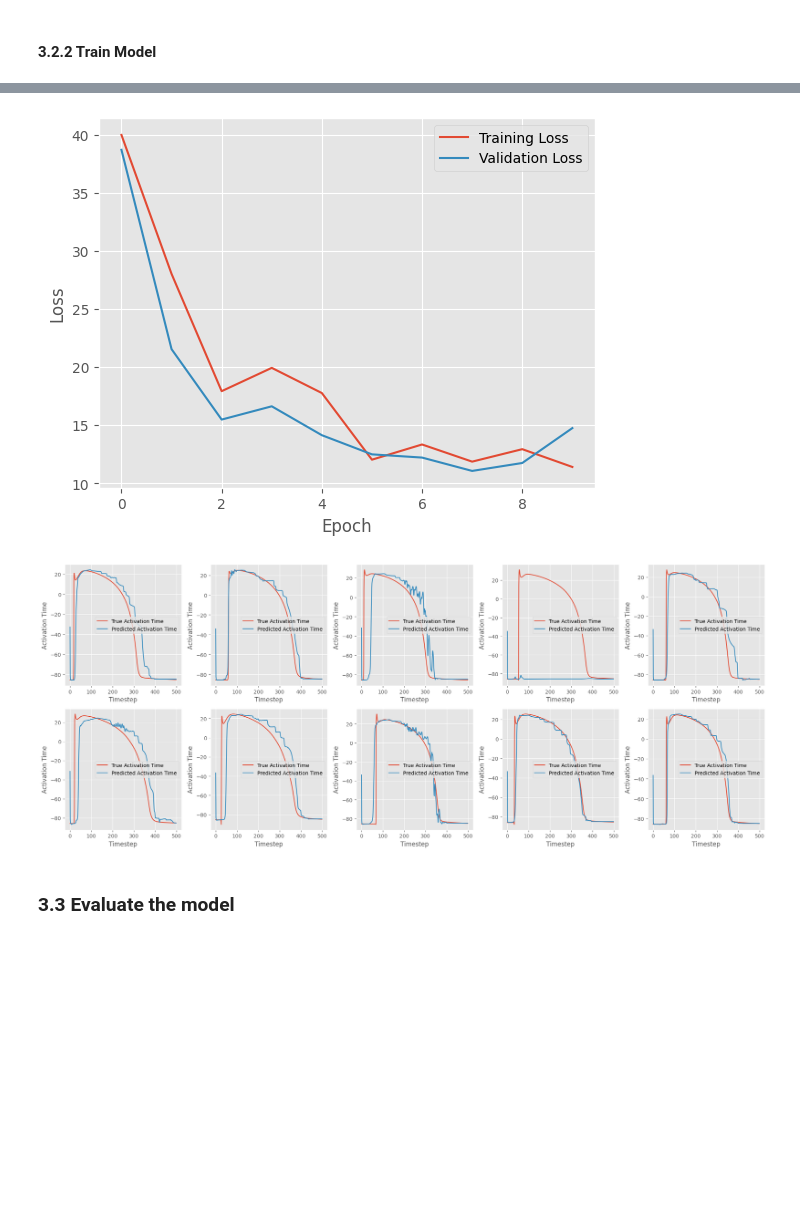
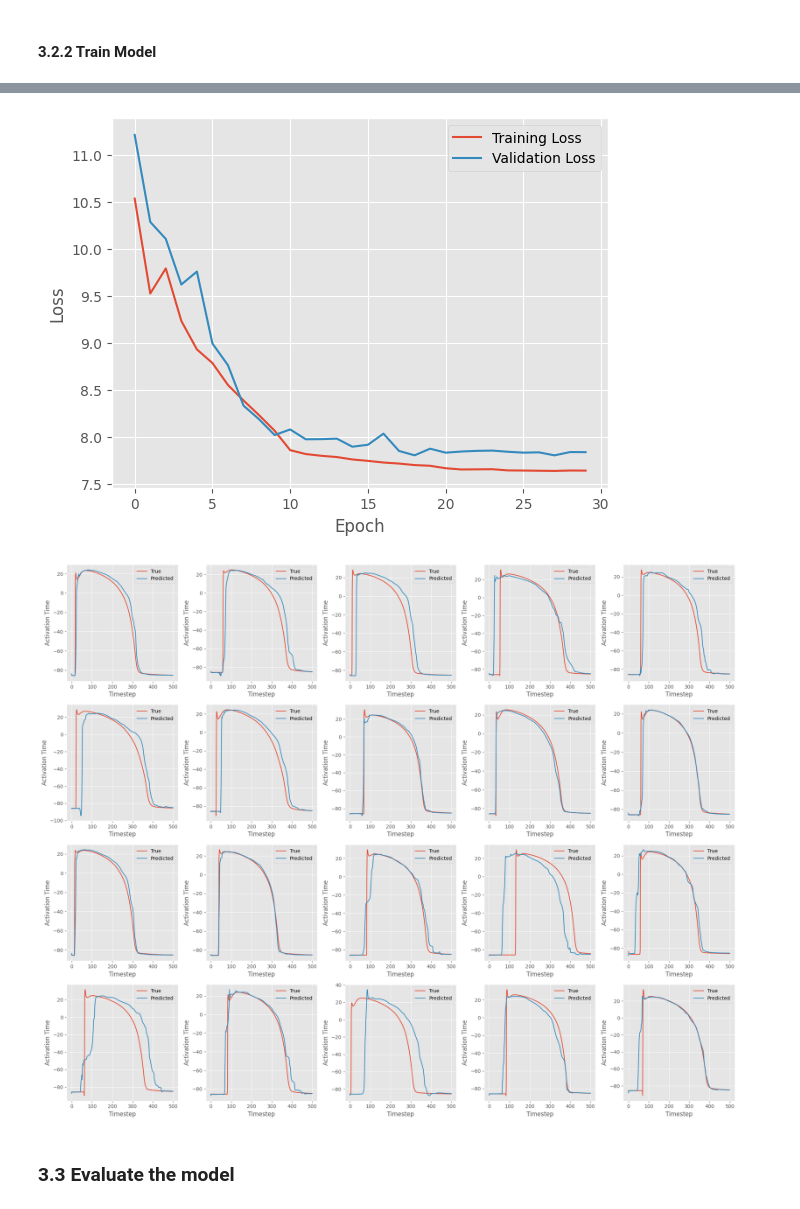
Before and after one commit to XiyuanWu/Lawrence_Laboratory_DSC, a Jupyter notebook: Task_4_Transmembrane_Potential_Reconstruction.ipynb, the cells around one changed output, grey strips where cells are left out. Saved outputs shown, nothing was run; the diff lists cells and outputs as text; code cells hidden in the pictures; blank space fills up the shorter version.

```diff
--- a/Task_4_Transmembrane_Potential_Reconstruction.ipynb
+++ b/Task_4_Transmembrane_Potential_Reconstruction.ipynb
@@ -301,7 +301,7 @@ model = EnhancedLSTM(input_dim, hidden_dim, output_dim, num_layers, dropout_rate
 optimizer = optim.Adam(model.parameters(), lr=0.01)
 criterion = nn.L1Loss()  # MAE
 scheduler = StepLR(optimizer, step_size=10, gamma=0.1)  # Adjust learning rate every 10 epochs
-num_epochs = 10
+num_epochs = 30
 early_stopping_patience = 10
 best_val_loss = float('inf')
 counter = 0
@@ -370,31 +375,31 @@ plt.ylabel('Loss')
 plt.legend()
 plt.show()
 # %% [output]
-[figure, old version]
+[figure, new version]
 # %%
 # Plot the sample individually: True vs Predicted
 
 # Get the output of the model
 model.eval()
 with torch.no_grad():
     output = model(x_test_normalized_tensor)
 
-fig, axes = plt.subplots(2, 5, figsize=(20, 8))
+fig, axes = plt.subplots(4, 5, figsize=(20, 16))
 
-for i in range(10):
+for i in range(20):
     row = i // 5
     col = i % 5
     ax = axes[row, col]
-    ax.plot(y_test_tensor[i, :, i], label='True Activation Time')
-    ax.plot(output[i, :, i], label='Predicted Activation Time')
+    ax.plot(y_test_tensor[i, :, i], label='True')
+    ax.plot(output[i, :, i], label='Predicted')
     ax.set_xlabel('Timestep')
     ax.set_ylabel('Activation Time')
-    ax.legend()
+    ax.legend(loc='upper right')
 
 plt.tight_layout()
 plt.show()
 # %% [output]
-[figure, old version]
+[figure, new version]
 # %% [markdown]
 ### 3.3 Evaluate the model
 # %%
```
Also changed, not shown: parts of 3 cells of this notebook.
